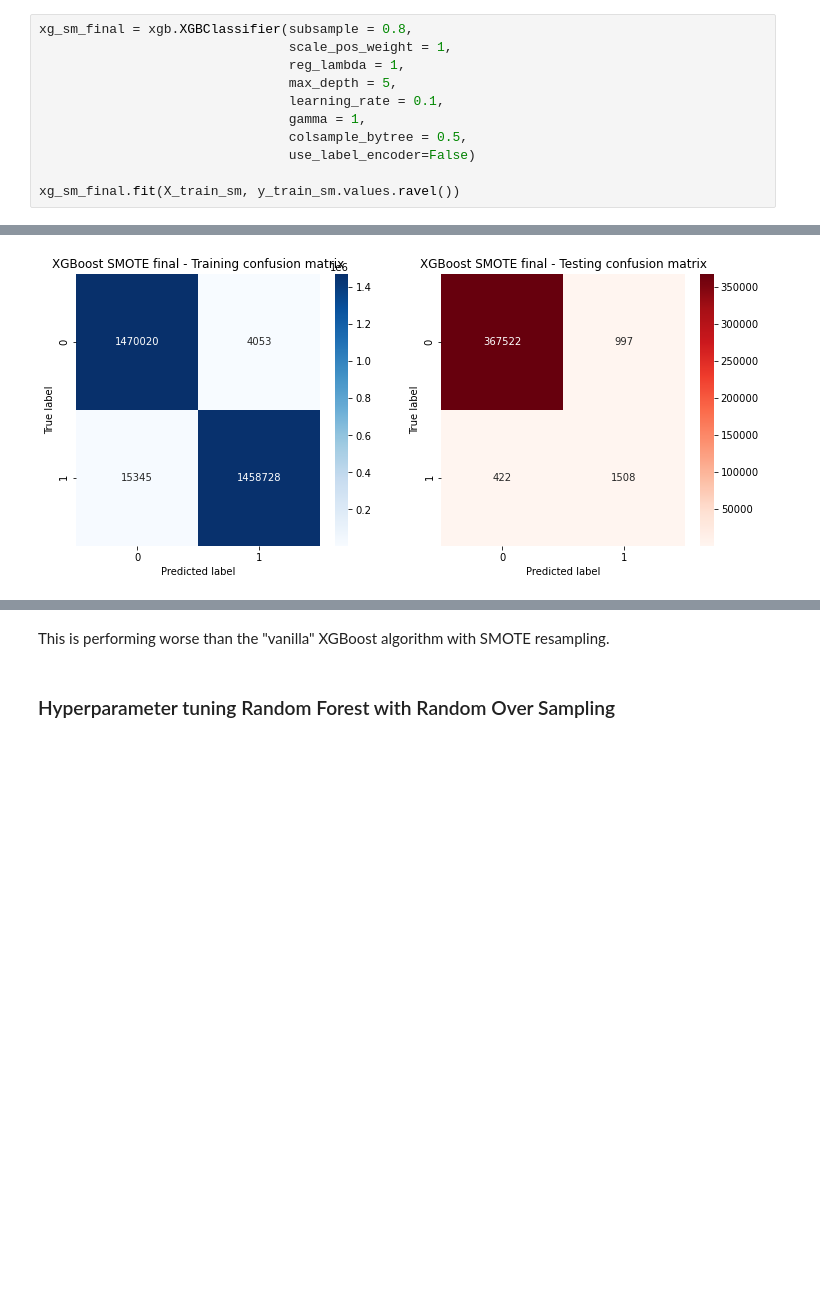
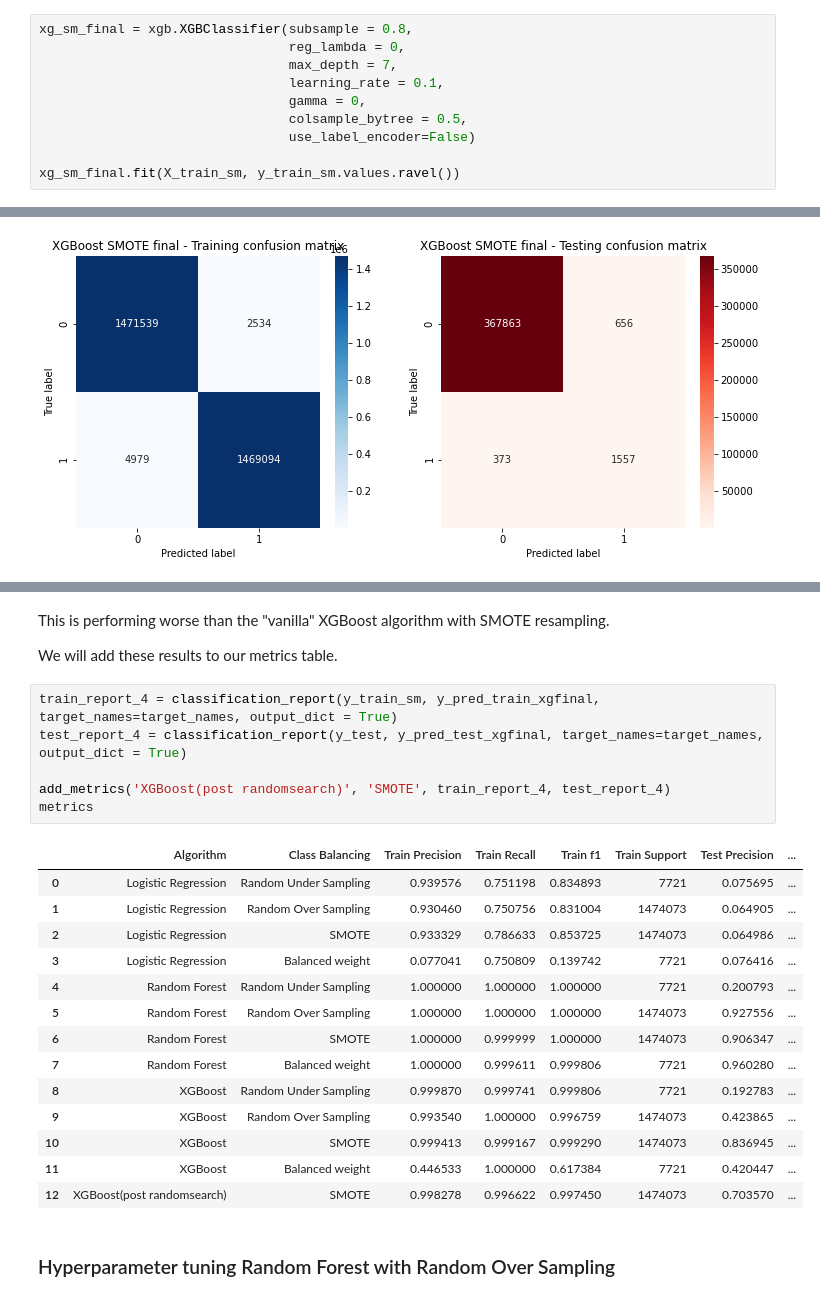
Before and after one commit to cchung106/Capstone-Two, a Jupyter notebook: Notebooks/04_modeling_v0.ipynb, the cells around one changed output, grey strips where cells are left out. Saved outputs shown, nothing was run; the diff lists cells and outputs as text; blank space fills up the shorter version.

```diff
--- a/Notebooks/04_modeling_v0.ipynb
+++ b/Notebooks/04_modeling_v0.ipynb
@@ -1200,11 +1287,10 @@ xg_sm_cv.best_score_
 Create a final classifier with the above parameters.
 # %%
 xg_sm_final = xgb.XGBClassifier(subsample = 0.8,
-                                scale_pos_weight = 1,
-                                reg_lambda = 1,
-                                max_depth = 5,
+                                reg_lambda = 0,
+                                max_depth = 7,
                                 learning_rate = 0.1,
-                                gamma = 1,
+                                gamma = 0,
                                 colsample_bytree = 0.5,
                                 use_label_encoder=False)
 
@@ -1271,6 +1357,29 @@ weighted avg       0.99      0.99      0.99   2948146
 weighted avg       1.00      1.00      1.00    370449
 # %% [markdown]
 This is performing worse than the "vanilla" XGBoost algorithm with SMOTE resampling.
+
+We will add these results to our metrics table.
+# %%
+train_report_4 = classification_report(y_train_sm, y_pred_train_xgfinal, target_names=target_names, output_dict = True)
+test_report_4 = classification_report(y_test, y_pred_test_xgfinal, target_names=target_names, output_dict = True)
+
+add_metrics('XGBoost(post randomsearch)', 'SMOTE', train_report_4, test_report_4)
+metrics
+# %% [output]
+|  | Algorithm | Class Balancing | Train Precision | Train Recall | Train f1 | Train Support | Test Precision | ... |
+| 0 | Logistic Regression | Random Under Sampling | 0.939576 | 0.751198 | 0.834893 | 7721 | 0.075695 | ... |
+| 1 | Logistic Regression | Random Over Sampling | 0.930460 | 0.750756 | 0.831004 | 1474073 | 0.064905 | ... |
+| 2 | Logistic Regression | SMOTE | 0.933329 | 0.786633 | 0.853725 | 1474073 | 0.064986 | ... |
+| 3 | Logistic Regression | Balanced weight | 0.077041 | 0.750809 | 0.139742 | 7721 | 0.076416 | ... |
+| 4 | Random Forest | Random Under Sampling | 1.000000 | 1.000000 | 1.000000 | 7721 | 0.200793 | ... |
+| 5 | Random Forest | Random Over Sampling | 1.000000 | 1.000000 | 1.000000 | 1474073 | 0.927556 | ... |
+| 6 | Random Forest | SMOTE | 1.000000 | 0.999999 | 1.000000 | 1474073 | 0.906347 | ... |
+| 7 | Random Forest | Balanced weight | 1.000000 | 0.999611 | 0.999806 | 7721 | 0.960280 | ... |
+| 8 | XGBoost | Random Under Sampling | 0.999870 | 0.999741 | 0.999806 | 7721 | 0.192783 | ... |
+| 9 | XGBoost | Random Over Sampling | 0.993540 | 1.000000 | 0.996759 | 1474073 | 0.423865 | ... |
+| 10 | XGBoost | SMOTE | 0.999413 | 0.999167 | 0.999290 | 1474073 | 0.836945 | ... |
+| 11 | XGBoost | Balanced weight | 0.446533 | 1.000000 | 0.617384 | 7721 | 0.420447 | ... |
+| 12 | XGBoost(post randomsearch) | SMOTE | 0.998278 | 0.996622 | 0.997450 | 1474073 | 0.703570 | ... |
 # %% [markdown]
 ### Hyperparameter tuning Random Forest with Random Over Sampling
 # %%
```
Also changed, not shown: parts of 32 cells of this notebook.
